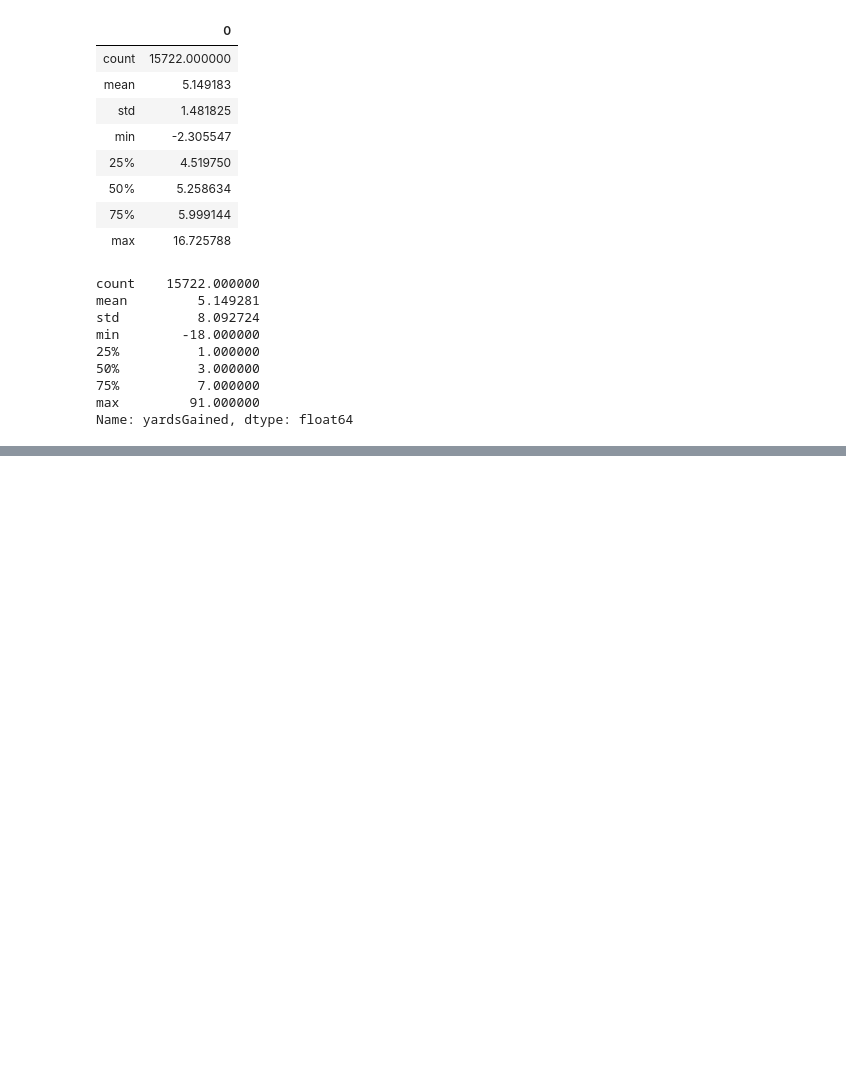
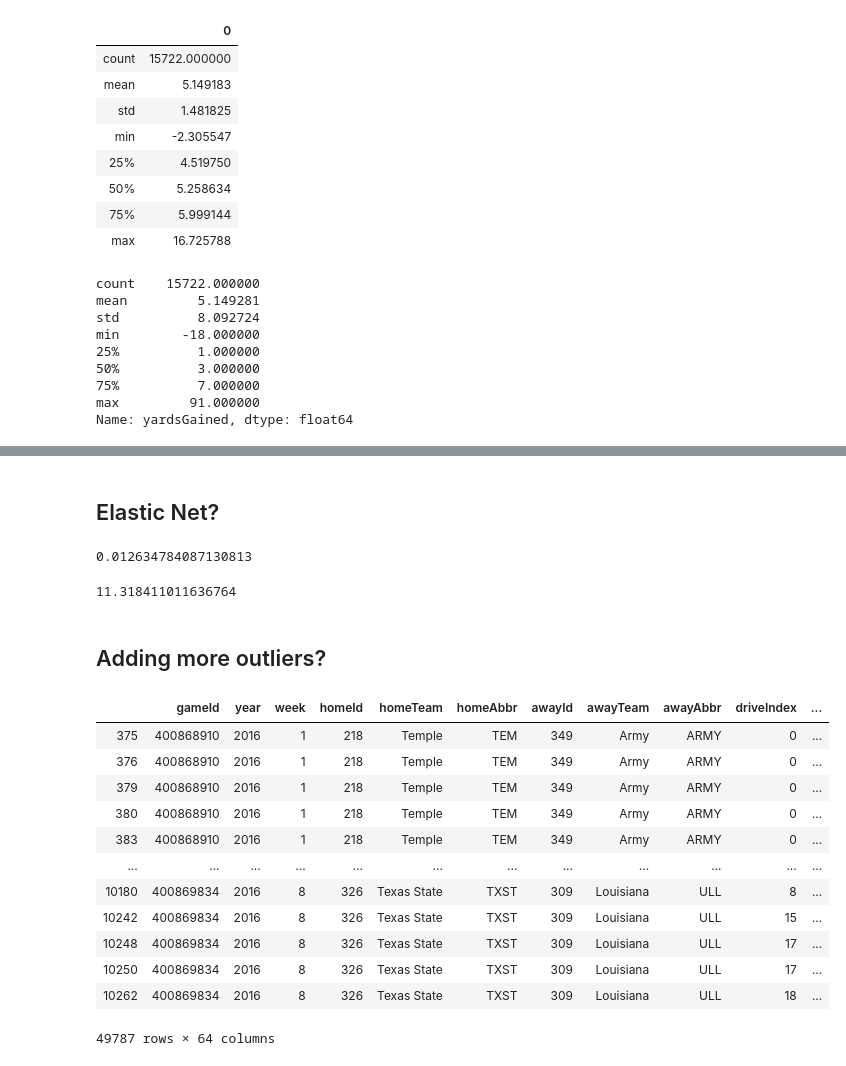
Before and after one commit to nwiatrek/cfb-ml, a Jupyter notebook: Rush Result.ipynb, the cells around one changed output, grey strips where cells are left out. Saved outputs shown, nothing was run; the diff lists cells and outputs as text; code cells hidden in the pictures; blank space fills up the shorter version.

```diff
--- a/Rush Result.ipynb
+++ b/Rush Result.ipynb
@@ -260,0 +289,2 @@ Name: yardsGained, dtype: float64
+# %% [markdown]
+## Elastic Net?
@@ -260,0 +293,29 @@ Name: yardsGained, dtype: float64
+# %%
+elastic.score(rush_features, rush_labels)
+# %% [output]
+0.012634784087130813
+# %%
+week2_preds = elastic.predict(week2_features)
+math.sqrt(metrics.mean_squared_error(week2_labels, week2_preds))
+# %% [output]
+11.318411011636764
+# %% [markdown]
+## Adding more outliers?
+# %%
+rush = pd.concat([rush,rush.query('yardsGained > 30 | yardsGained < 0'),
+                  rush.query('yardsGained > 30 | yardsGained < 0'), rush.query('yardsGained == 0')])
+rush
+# %% [output]
+|  | gameId | year | week | homeId | homeTeam | homeAbbr | awayId | awayTeam | awayAbbr | driveIndex | ... |
+| 375 | 400868910 | 2016 | 1 | 218 | Temple | TEM | 349 | Army | ARMY | 0 | ... |
+| 376 | 400868910 | 2016 | 1 | 218 | Temple | TEM | 349 | Army | ARMY | 0 | ... |
+| 379 | 400868910 | 2016 | 1 | 218 | Temple | TEM | 349 | Army | ARMY | 0 | ... |
+| 380 | 400868910 | 2016 | 1 | 218 | Temple | TEM | 349 | Army | ARMY | 0 | ... |
+| 383 | 400868910 | 2016 | 1 | 218 | Temple | TEM | 349 | Army | ARMY | 0 | ... |
+| ... | ... | ... | ... | ... | ... | ... | ... | ... | ... | ... | ... |
+| 10180 | 400869834 | 2016 | 8 | 326 | Texas State | TXST | 309 | Louisiana | ULL | 8 | ... |
+| 10242 | 400869834 | 2016 | 8 | 326 | Texas State | TXST | 309 | Louisiana | ULL | 15 | ... |
+| 10248 | 400869834 | 2016 | 8 | 326 | Texas State | TXST | 309 | Louisiana | ULL | 17 | ... |
+| 10250 | 400869834 | 2016 | 8 | 326 | Texas State | TXST | 309 | Louisiana | ULL | 17 | ... |
+| 10262 | 400869834 | 2016 | 8 | 326 | Texas State | TXST | 309 | Louisiana | ULL | 18 | ... |
+49787 rows × 64 columns
```
Also changed, not shown: parts of 24 cells of this notebook, 1 other file.
